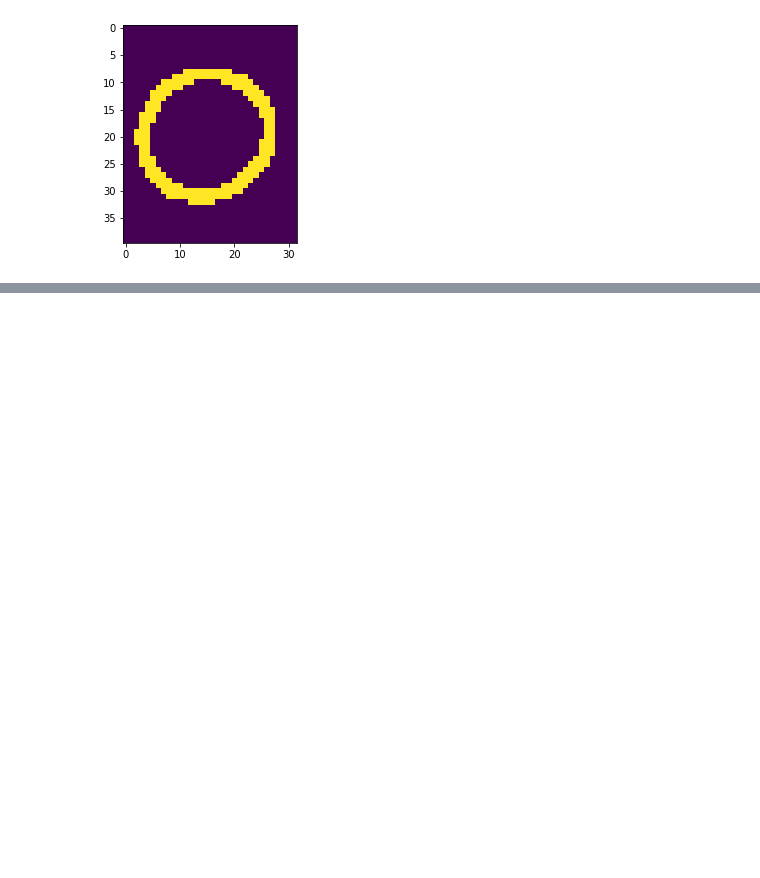
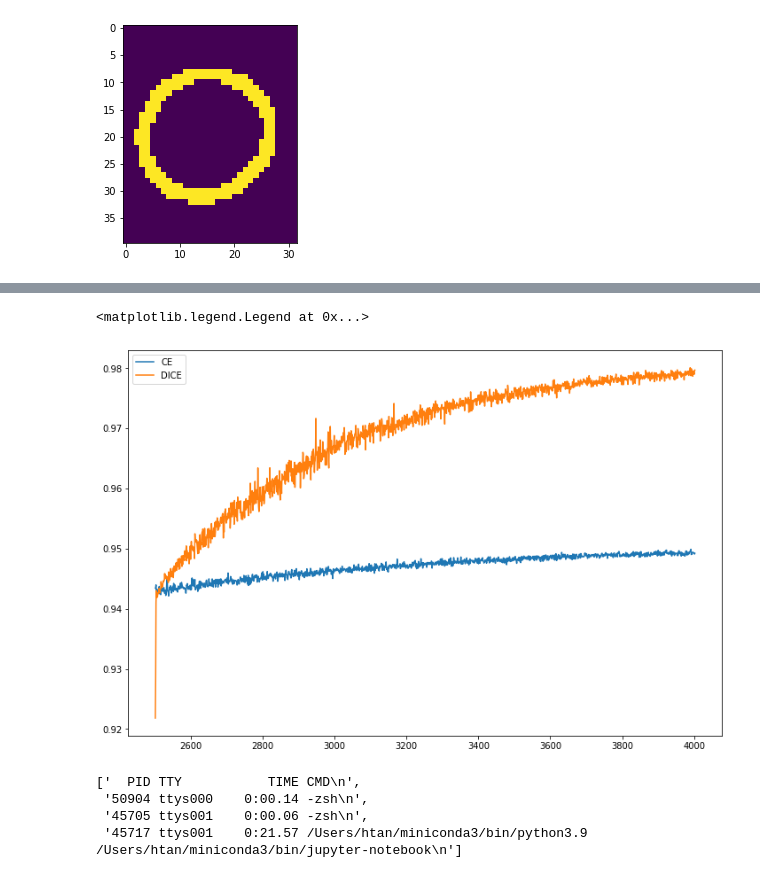
Before and after one commit to HTan-Barry/4DFlowSeg-Pytorch, a Jupyter notebook: demo/demo.ipynb, the cells around one changed output, grey strips where cells are left out. Saved outputs shown, nothing was run; the diff lists cells and outputs as text; code cells hidden in the pictures; blank space fills up the shorter version.

```diff
--- a/demo/demo.ipynb
+++ b/demo/demo.ipynb
@@ -284,0 +277,14 @@ cv2.waitKey(500)
+# %%
+x = np.linspace(2502,4002,(4002-2502))
+plt.figure(figsize=(12, 8))
+res = pd.read_csv(f'../train_log/FlowSeg_lr0.0001_step8000_mask_0.5_tanh_CE_V2.csv')
+curf = []
+curf.append(res["val_dice"].values.reshape(-1)[2502:])
+plt.plot(x, curf[-1], label=f"CE")
+res = pd.read_csv(f'../train_log/FlowSeg_lr0.0001_step8000_mask_0.5_tanh_DICE_V2.csv')
+curf.append(res["val_dice"].values.reshape(-1)[:])
+plt.plot(x, curf[-1], label=f"DICE")
+plt.legend()
+# %% [output]
+<matplotlib.legend.Legend at 0x...>
+[figure, added]
@@ -284,0 +293,7 @@ cv2.waitKey(500)
+# %%
+line.readlines()
+# %% [output]
+['  PID TTY           TIME CMD\n',
+ '50904 ttys000    0:00.14 -zsh\n',
+ '45705 ttys001    0:00.06 -zsh\n',
+ '45717 ttys001    0:21.57 /Users/htan/miniconda3/bin/python3.9 /Users/htan/miniconda3/bin/jupyter-notebook\n']
```
Also changed, not shown: parts of 14 cells of this notebook, 20 other files.
